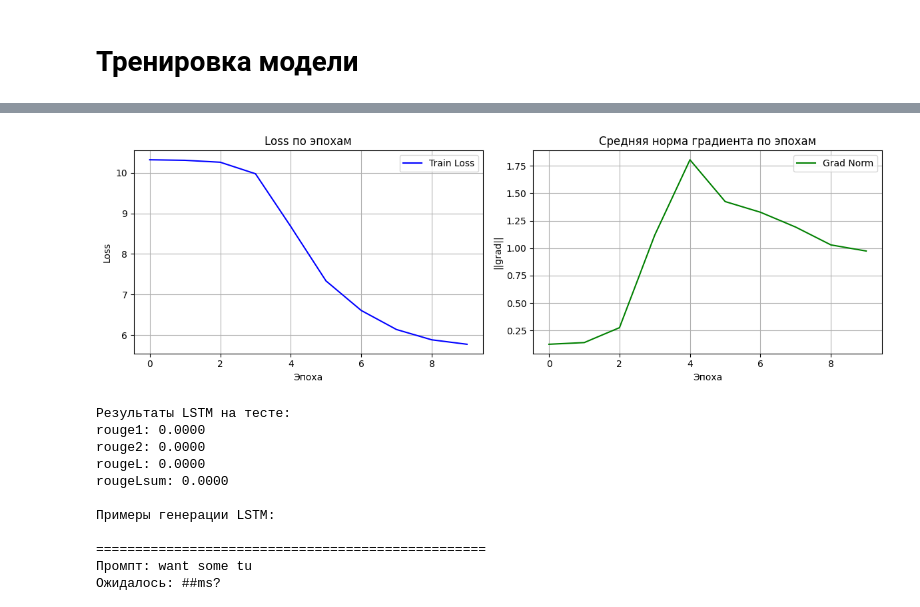
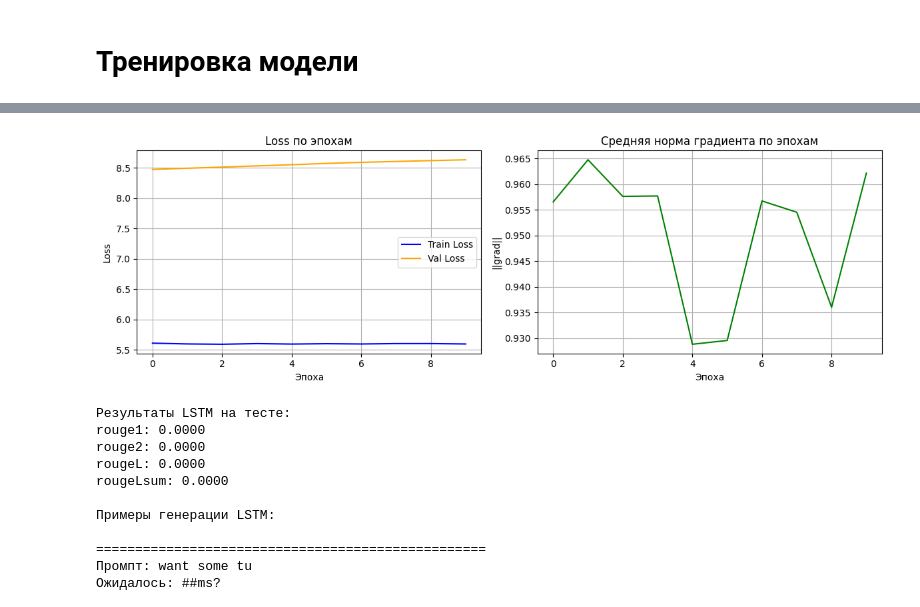
Before and after one commit to RumKam/dle-project-sprint-2, a Jupyter notebook: solution.ipynb, the cells around one changed output, grey strips where cells are left out. Saved outputs shown, nothing was run; the diff lists cells and outputs as text; code cells hidden in the pictures.

```diff
--- a/solution.ipynb
+++ b/solution.ipynb
@@ -158,6 +158,8 @@ print("Device:", device)
 # Уменьшаем датасет для отладки
 train_dataset_debug = Subset(train_dataset, range(min(DEBUG_TRAIN_SIZE, len(train_dataset))))
 debug_train_loader = DataLoader(train_dataset_debug, batch_size=BATCH_SIZE, shuffle=True)
+val_dataset_debug = Subset(val_dataset, range(min(DEBUG_VAL_SIZE, len(val_dataset))))
+val_loader_debug = DataLoader(val_dataset_debug, batch_size=BATCH_SIZE, shuffle=False)
 
 val_texts_debug = val_texts[:min(DEBUG_VAL_SIZE, len(val_texts))]
 test_texts_debug = test_texts[:min(DEBUG_TEST_SIZE, len(test_texts))]
@@ -215,0 +188,16 @@ Epoch 10 | Loss: 5.7724 | Grad Norm: 0.9742 | Val ROUGE: {'rouge1': np.float64(0
+# %%
+# Запустим функциою обучения модели
+model, train_losses, val_losses, grad_norms = train_model(
+    model=model,
+    train_loader=debug_train_loader,
+    val_loader=val_loader_debug,
+    val_texts=val_texts_debug,
+    tokenizer=tokenizer,
+    device=device,
+    seq_len=SEQ_LEN,
+    epochs=EPOCHS,
+    optimizer=optimizer,
+    criterion=criterion,
+    save_path='models/best_lstm_model_debug.pt',
+    prompt_ratio=PROMPT_RATIO
+)
@@ -216,29 +215,27 @@ Epoch 10 | Loss: 5.7724 | Grad Norm: 0.9742 | Val ROUGE: {'rouge1': np.float64(0
 # %%
 # Визуализируем результат обучения
 plt.figure(figsize=(12,4))
 
-# Loss по эпохам
 plt.subplot(1,2,1)
 plt.plot(train_losses, label='Train Loss', color='blue')
+plt.plot(val_losses, label='Val Loss', color='orange')
 plt.title('Loss по эпохам')
 plt.xlabel('Эпоха')
 plt.ylabel('Loss')
 plt.grid(True)
 plt.legend()
 
-# Норма градиента по эпохам
 plt.subplot(1,2,2)
-plt.plot(grad_norms, label='Grad Norm', color='green')
+plt.plot(grad_norms, color='green')
 plt.title('Средняя норма градиента по эпохам')
 plt.xlabel('Эпоха')
 plt.ylabel('||grad||')
 plt.grid(True)
-plt.legend()
 
 plt.tight_layout()
 plt.show()
 # %% [output]
-[figure, old version]
+[figure, new version]
 # %%
 #model.load_state_dict(torch.load('models/best_lstm_model_debug.pt'))
 
```
Also changed, not shown: parts of 3 cells of this notebook, 1 other file.
